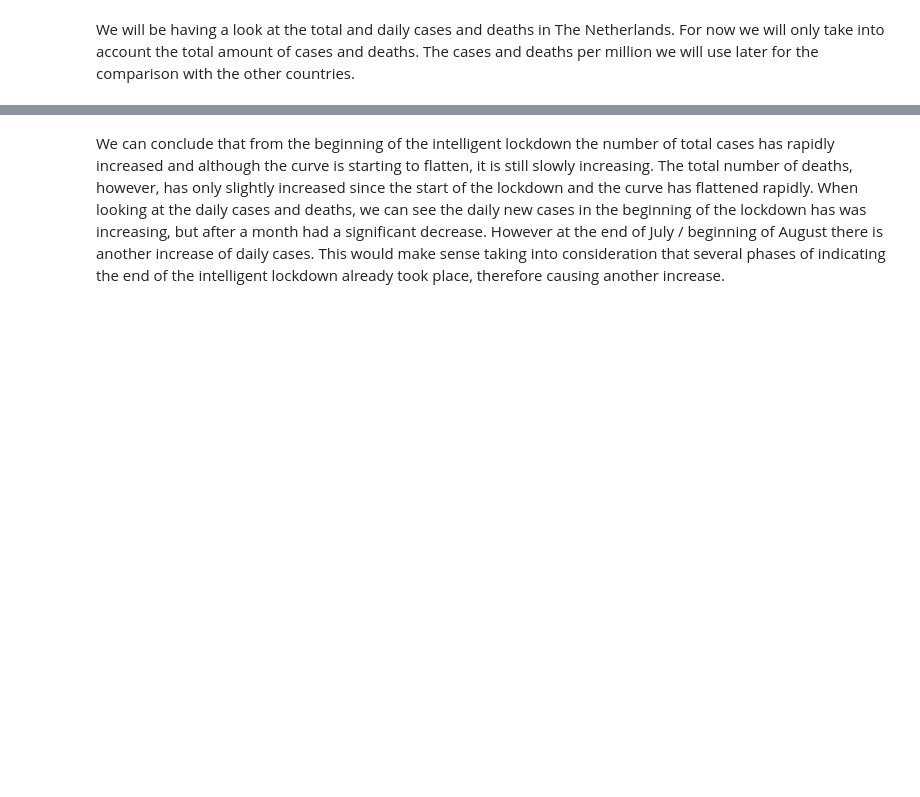
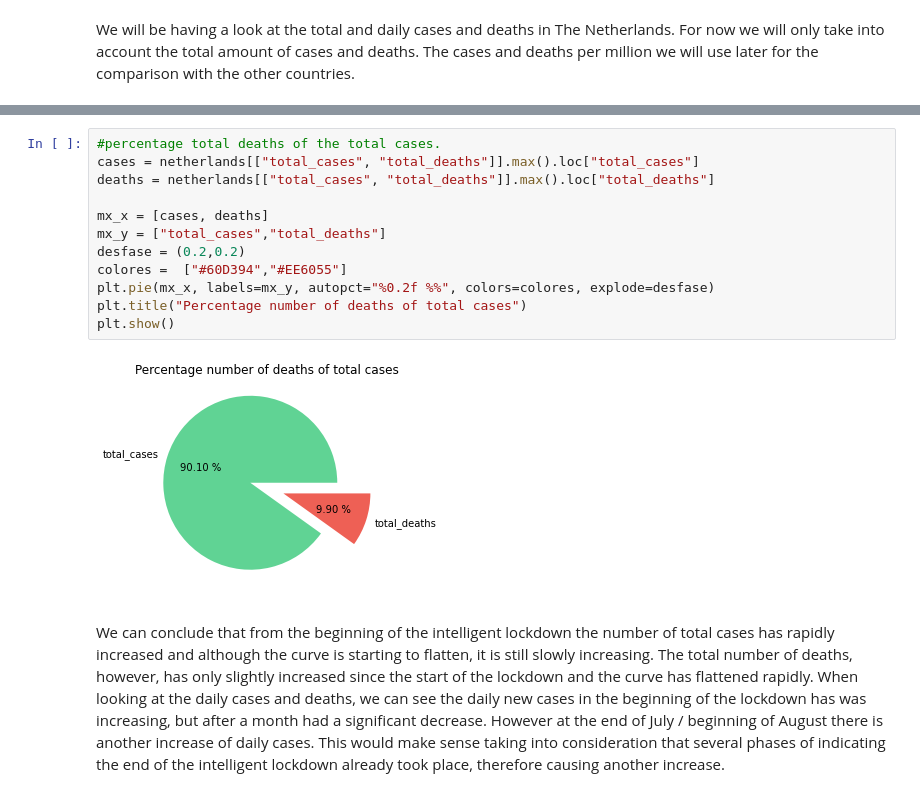
Before and after one commit to RoxannaW/Project_August_Corona, a Jupyter notebook: Roxanna/src/project_main.ipynb, the cells around one changed output, grey strips where cells are left out. Saved outputs shown, nothing was run; the diff lists cells and outputs as text; blank space fills up the shorter version.

```diff
--- a/Roxanna/src/project_main.ipynb
+++ b/Roxanna/src/project_main.ipynb
@@ -227,3 +230,17 @@ plt.legend()
+# %%
+#percentage total deaths of the total cases.
+cases = netherlands[["total_cases", "total_deaths"]].max().loc["total_cases"]
+deaths = netherlands[["total_cases", "total_deaths"]].max().loc["total_deaths"]
+
+mx_x = [cases, deaths]
+mx_y = ["total_cases","total_deaths"]
+desfase = (0.2,0.2)
+colores =  ["#60D394","#EE6055"]
+plt.pie(mx_x, labels=mx_y, autopct="%0.2f %%", colors=colores, explode=desfase)
+plt.title("Percentage number of deaths of total cases")
+plt.show()
+# %% [output]
+[figure, added]
 # %% [markdown]
 We can conclude that from the beginning of the intelligent lockdown the number of total cases has rapidly increased and although the curve is starting to flatten, it is still slowly increasing. The total number of deaths, however, has only slightly increased since the start of the lockdown and the curve has flattened rapidly. When looking at the daily cases and deaths, we can see the daily new cases in the beginning of the lockdown has was increasing, but after a month had a significant decrease. However at the end of July / beginning of August there is another increase of daily cases. This would make sense taking into consideration that several phases of indicating the end of the intelligent lockdown already took place, therefore causing another increase.
 # %% [markdown]
```
Also changed, not shown: parts of 27 cells of this notebook, 1 other file.
